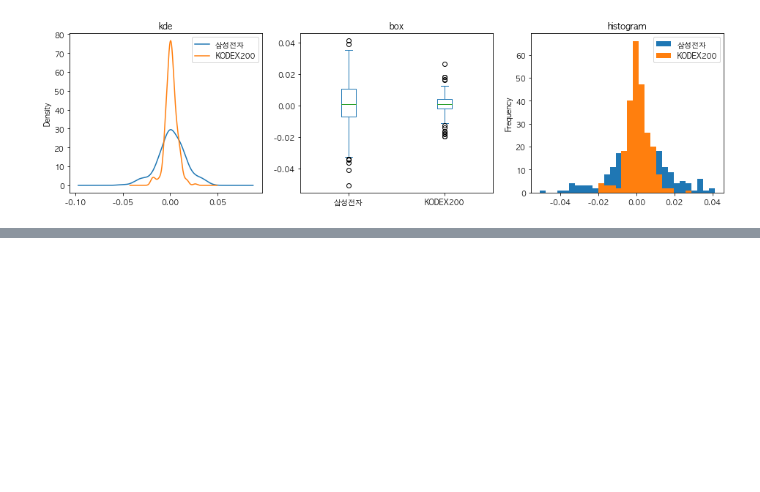
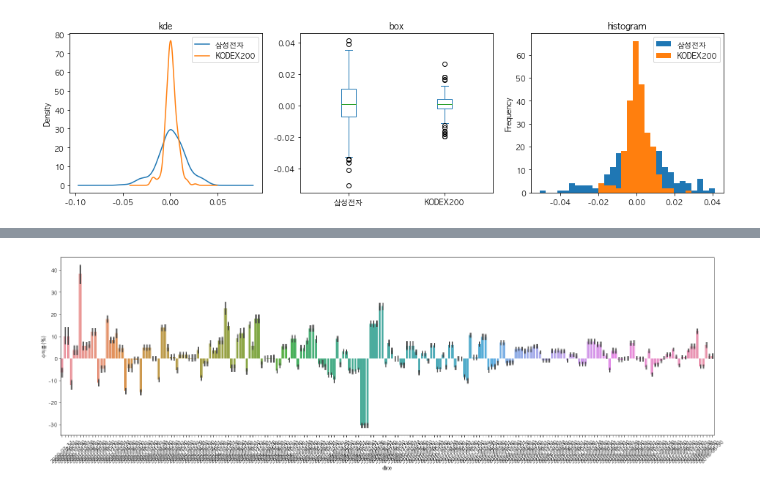
Before and after one commit to JihoQuant/Python-Pandas-Part-1, a Jupyter notebook: visualization_using_matplotlib.ipynb, the cells around one changed output, grey strips where cells are left out. Saved outputs shown, nothing was run; the diff lists cells and outputs as text; code cells hidden in the pictures; blank space fills up the shorter version.

```diff
--- a/visualization_using_matplotlib.ipynb
+++ b/visualization_using_matplotlib.ipynb
@@ -302,0 +421,7 @@ price_df.pct_change().plot(kind='hist', ax=ax3, title='histogram', bins=30);
+# %%
+# seaborn version -> 자동으로 aggregation을 진행하고 평균과 편차를 표시한다.
+fig, ax = plt.subplots(nrows=1, ncols=1, figsize=(25, 7))
+ax = sns.barplot(data=df, x='date', y='수익률(%)', ax=ax)
+ax.set_xticklabels(ax.get_xticklabels(), rotation=45);
+# %% [output]
+[figure, added]
```
Also changed, not shown: parts of 18 cells of this notebook.
